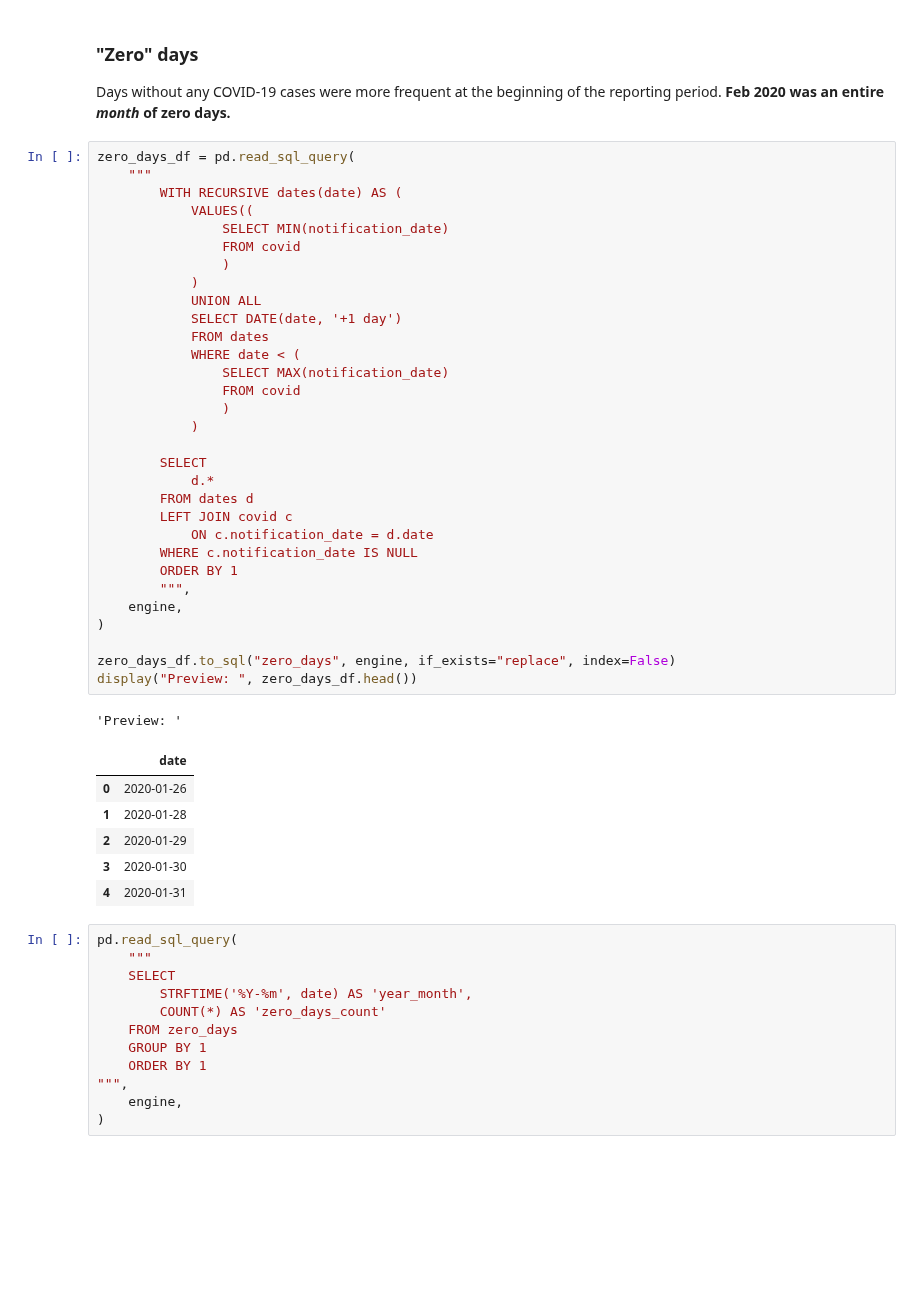
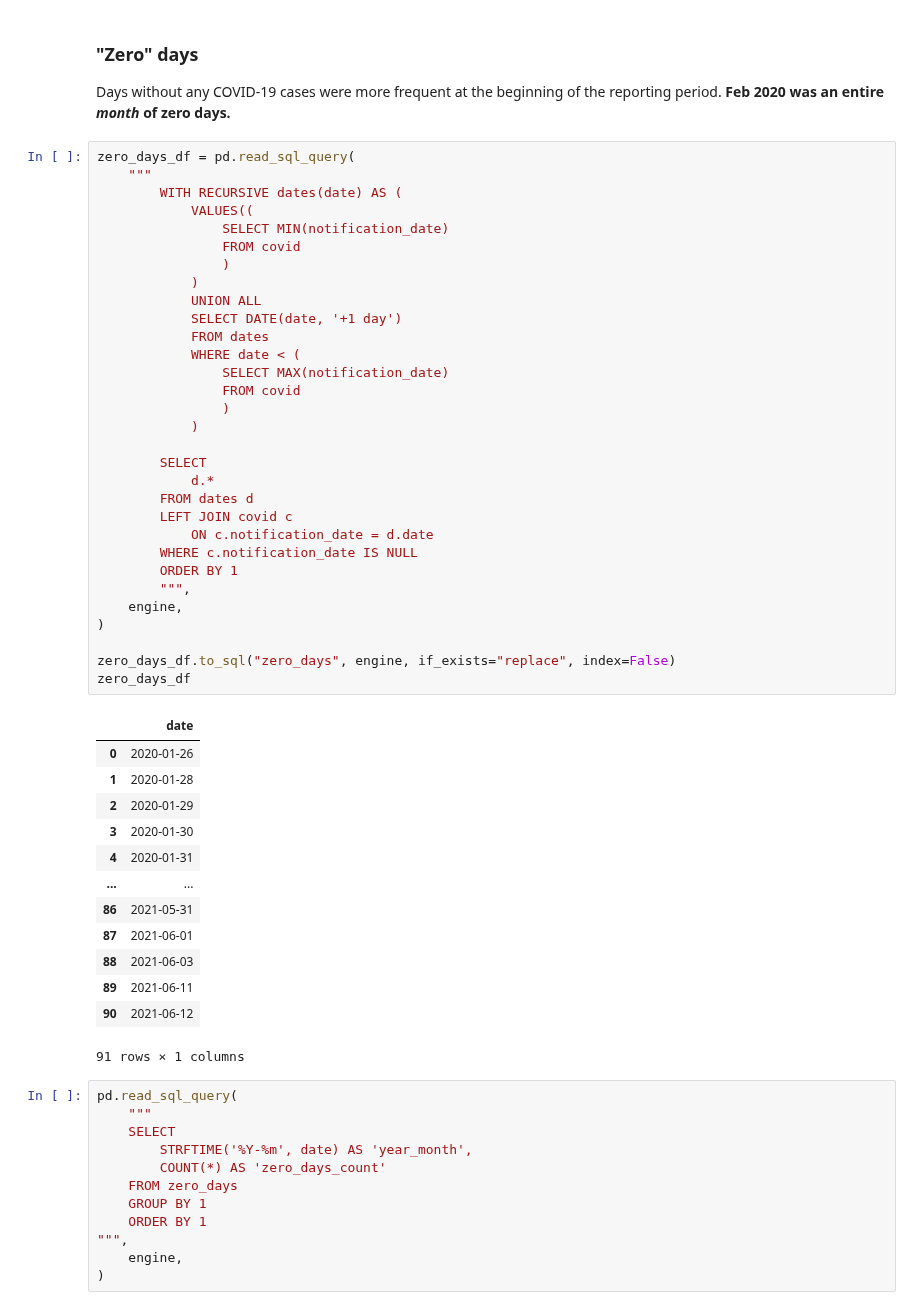
Before and after one commit to henrylin03/covid-nsw, a Jupyter notebook: covid-nsw.ipynb, the cells around one changed output. Saved outputs shown, nothing was run; the diff lists cells and outputs as text; blank space fills up the shorter version.

```diff
--- a/covid-nsw.ipynb
+++ b/covid-nsw.ipynb
@@ -260,41 +260,47 @@ Days without any COVID-19 cases were more frequent at the beginning of the repor
 zero_days_df = pd.read_sql_query(
     """
         WITH RECURSIVE dates(date) AS (
             VALUES((
                 SELECT MIN(notification_date)
                 FROM covid
                 )
             )
             UNION ALL
             SELECT DATE(date, '+1 day')
             FROM dates
             WHERE date < (
                 SELECT MAX(notification_date)
                 FROM covid
                 )
             )
 
         SELECT
             d.*
         FROM dates d
         LEFT JOIN covid c
             ON c.notification_date = d.date
         WHERE c.notification_date IS NULL
         ORDER BY 1
         """,
     engine,
 )
 
 zero_days_df.to_sql("zero_days", engine, if_exists="replace", index=False)
-display("Preview: ", zero_days_df.head())
+zero_days_df
 # %% [output]
+|  | date |
+| 0 | 2020-01-26 |
+| 1 | 2020-01-28 |
+| 2 | 2020-01-29 |
+| 3 | 2020-01-30 |
+| 4 | 2020-01-31 |
+| ... | ... |
+| 86 | 2021-05-31 |
+| 87 | 2021-06-01 |
+| 88 | 2021-06-03 |
+| 89 | 2021-06-11 |
+| 90 | 2021-06-12 |
-'Preview: '
+91 rows × 1 columns
-|  | date |
-| 0 | 2020-01-26 |
-| 1 | 2020-01-28 |
-| 2 | 2020-01-29 |
-| 3 | 2020-01-30 |
-| 4 | 2020-01-31 |
 # %%
 pd.read_sql_query(
     """
```
Also changed, not shown: parts of 12 cells of this notebook, 1 other file.
